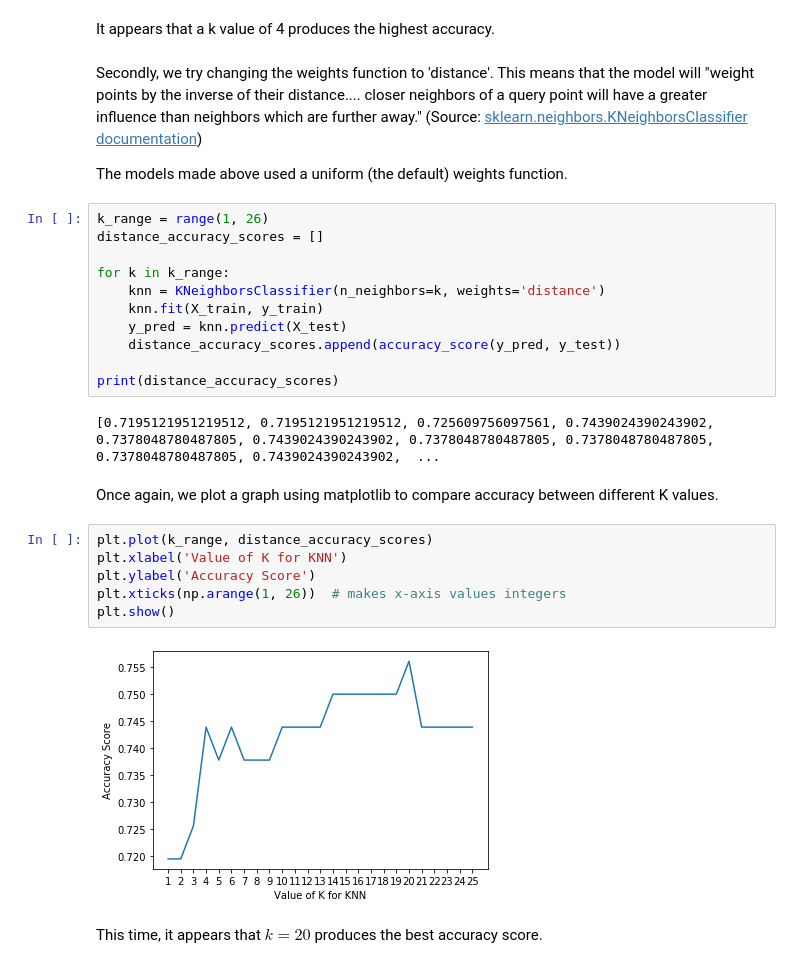
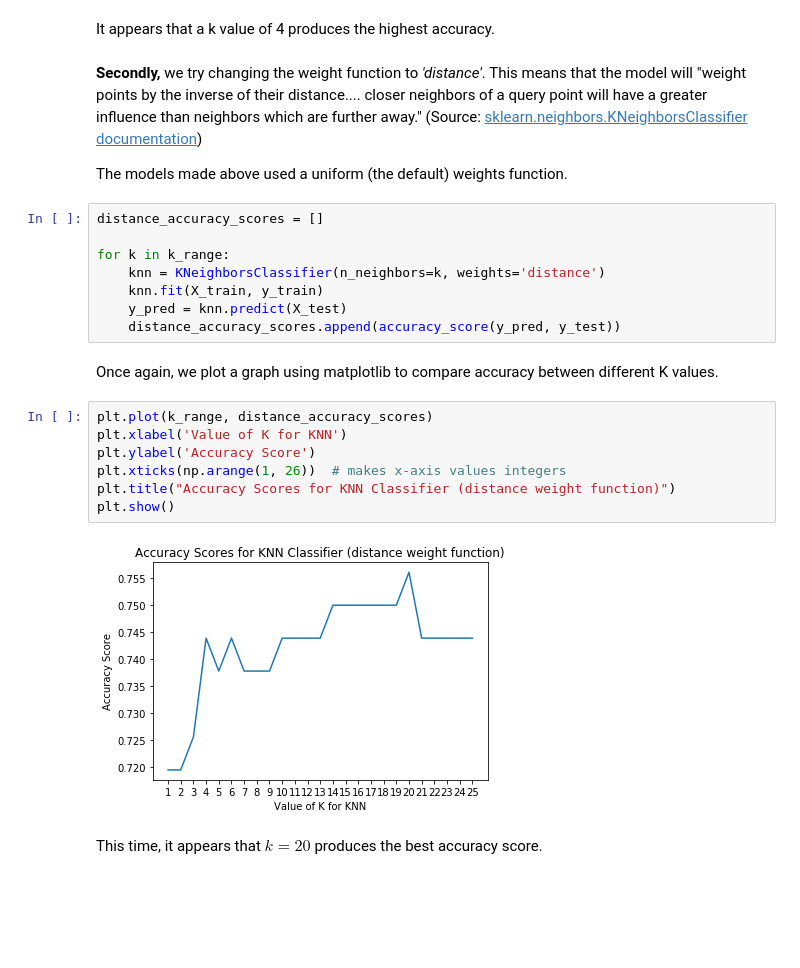
Before and after one commit to rainyrecursion/cs5131-assignment3, a Jupyter notebook: assignment3.ipynb, the cells around one changed output. Saved outputs shown, nothing was run; the diff lists cells and outputs as text; blank space fills up the shorter version.

Commit message:
Made refinements to KNN Classifier

```diff
--- a/assignment3.ipynb
+++ b/assignment3.ipynb
@@ -106,11 +107,10 @@ plt.show()
 # %% [markdown]
 It appears that a k value of 4 produces the highest accuracy.
 # %% [markdown]
-Secondly, we try changing the weights function to 'distance'. This means that the model will "weight points by the inverse of their distance.... closer neighbors of a query point will have a greater influence than neighbors which are further away." (Source: [sklearn.neighbors.KNeighborsClassifier documentation](https://scikit-learn.org/stable/modules/generated/sklearn.neighbors.KNeighborsClassifier.html#sklearn.neighbors.KNeighborsClassifier))
+**Secondly,** we try changing the weight function to *'distance'*. This means that the model will "weight points by the inverse of their distance.... closer neighbors of a query point will have a greater influence than neighbors which are further away." (Source: [sklearn.neighbors.KNeighborsClassifier documentation](https://scikit-learn.org/stable/modules/generated/sklearn.neighbors.KNeighborsClassifier.html#sklearn.neighbors.KNeighborsClassifier))
 
 The models made above used a uniform (the default) weights function.
 # %%
-k_range = range(1, 26)
 distance_accuracy_scores = []
 
 for k in k_range:
@@ -118,19 +118,16 @@ for k in k_range:
     knn.fit(X_train, y_train)
     y_pred = knn.predict(X_test)
     distance_accuracy_scores.append(accuracy_score(y_pred, y_test))
-
-print(distance_accuracy_scores)
-# %% [output]
-[0.7195121951219512, 0.7195121951219512, 0.725609756097561, 0.7439024390243902, 0.7378048780487805, 0.7439024390243902, 0.7378048780487805, 0.7378048780487805, 0.7378048780487805, 0.7439024390243902,  ...
 # %% [markdown]
 Once again, we plot a graph using matplotlib to compare accuracy between different K values.
 # %%
 plt.plot(k_range, distance_accuracy_scores)
 plt.xlabel('Value of K for KNN')
 plt.ylabel('Accuracy Score')
 plt.xticks(np.arange(1, 26))  # makes x-axis values integers
+plt.title("Accuracy Scores for KNN Classifier (distance weight function)")
 plt.show()
 # %% [output]
-[figure, old version]
+[figure, new version]
 # %% [markdown]
 This time, it appears that $k=20$ produces the best accuracy score.
```
Also changed, not shown: parts of 6 cells of this notebook.
